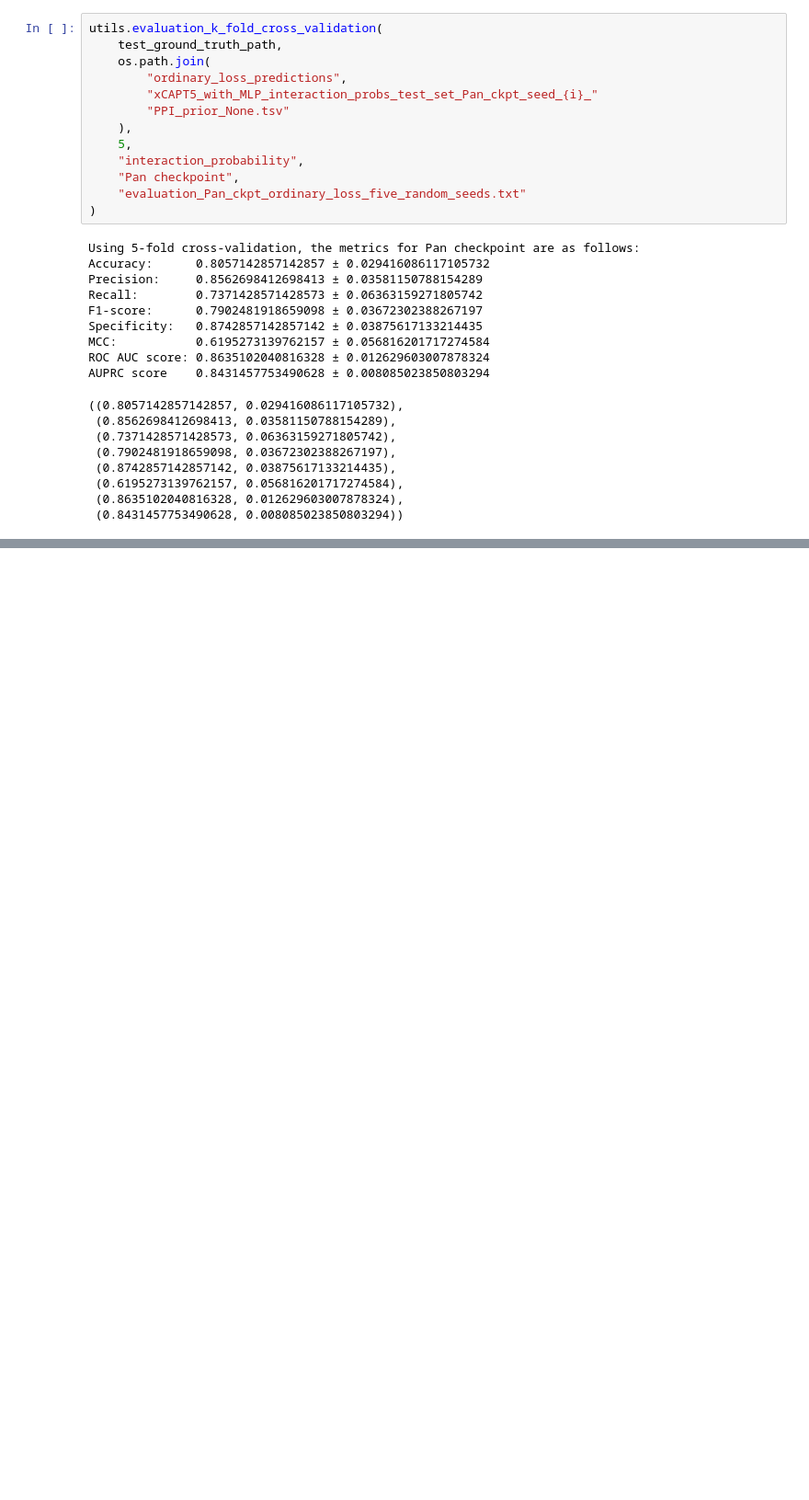
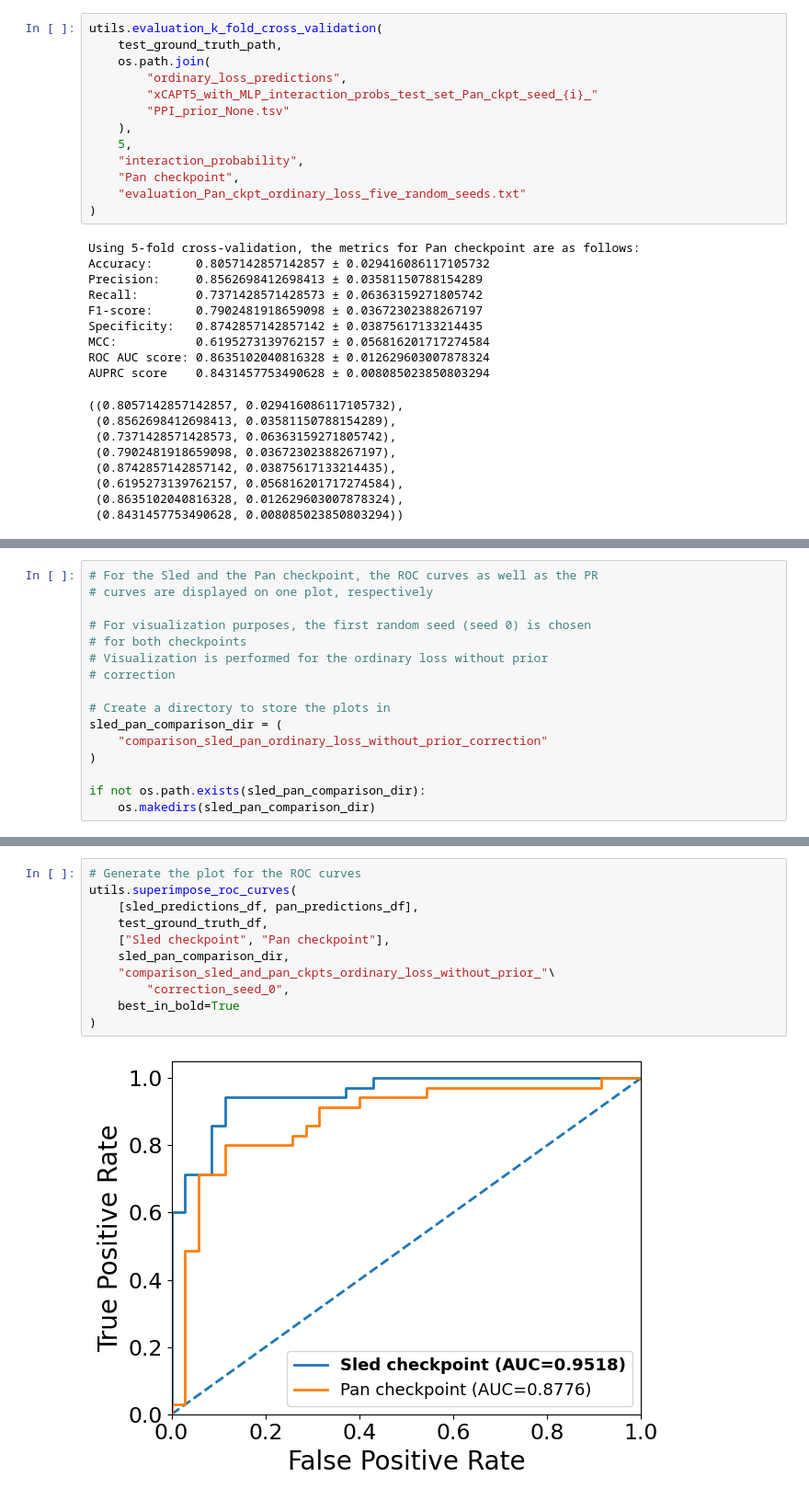
Before and after one commit to JacobAnter/VACV_screen, a Jupyter notebook: xCAPT5_with_MLP_head/inference_on_test_set/performance_evaluation.ipynb, the cells around one changed output, grey strips where cells are left out. Shown at 92% size. Drawn from its saved outputs; the diff is of its cells as text; blank space fills up the shorter version.

Commit message:
Comparing the performances of the Sled and the Pan checkpoint

```diff
--- a/xCAPT5_with_MLP_head/inference_on_test_set/performance_evaluation.ipynb
+++ b/xCAPT5_with_MLP_head/inference_on_test_set/performance_evaluation.ipynb
@@ -507,0 +510,16 @@ AUPRC score    0.8431457753490628 ± 0.008085023850803294
+# %%
+# For the Sled and the Pan checkpoint, the ROC curves as well as the PR
+# curves are displayed on one plot, respectively
+
+# For visualization purposes, the first random seed (seed 0) is chosen
+# for both checkpoints
+# Visualization is performed for the ordinary loss without prior
+# correction
+
+# Create a directory to store the plots in
+sled_pan_comparison_dir = (
+    "comparison_sled_pan_ordinary_loss_without_prior_correction"
+)
+
+if not os.path.exists(sled_pan_comparison_dir):
+    os.makedirs(sled_pan_comparison_dir)
@@ -507,0 +567,13 @@ AUPRC score    0.8431457753490628 ± 0.008085023850803294
+# %%
+# Generate the plot for the ROC curves
+utils.superimpose_roc_curves(
+    [sled_predictions_df, pan_predictions_df],
+    test_ground_truth_df,
+    ["Sled checkpoint", "Pan checkpoint"],
+    sled_pan_comparison_dir,
+    "comparison_sled_and_pan_ckpts_ordinary_loss_without_prior_"\
+        "correction_seed_0",
+    best_in_bold=True
+)
+# %% [output]
+[figure, added]
```
Also changed, not shown: parts of 3 cells of this notebook.
